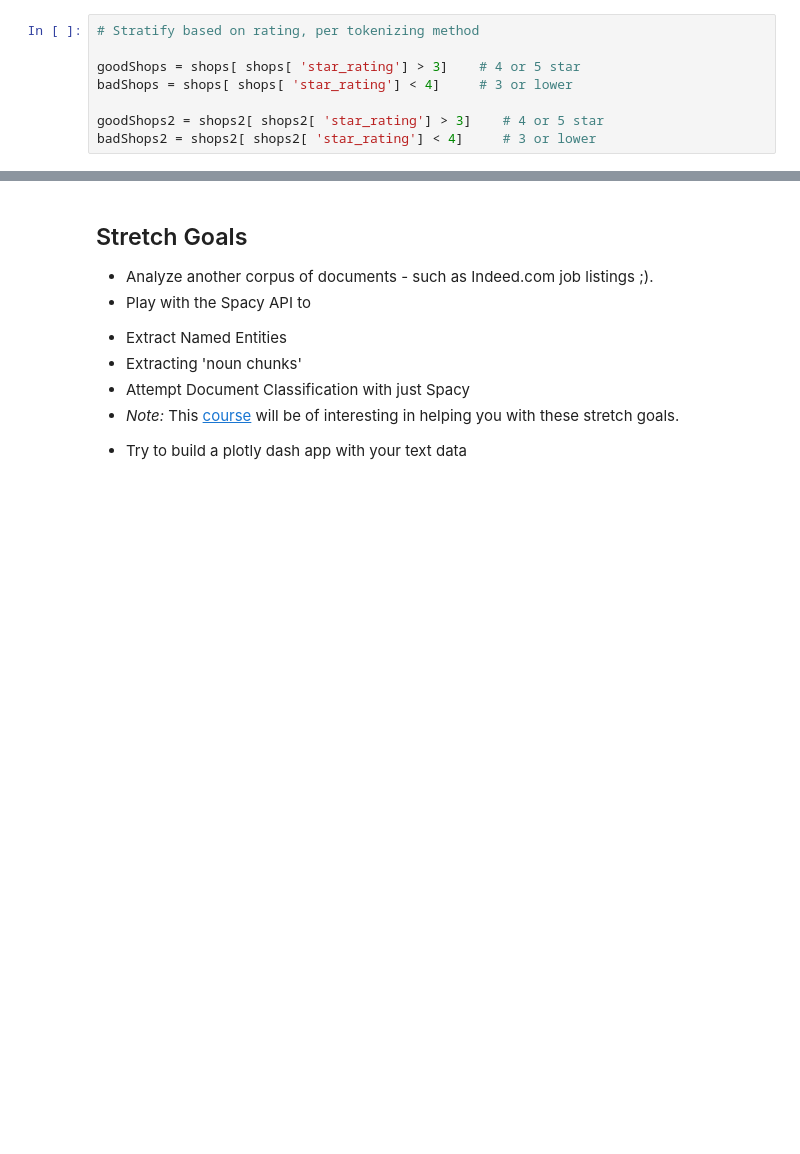
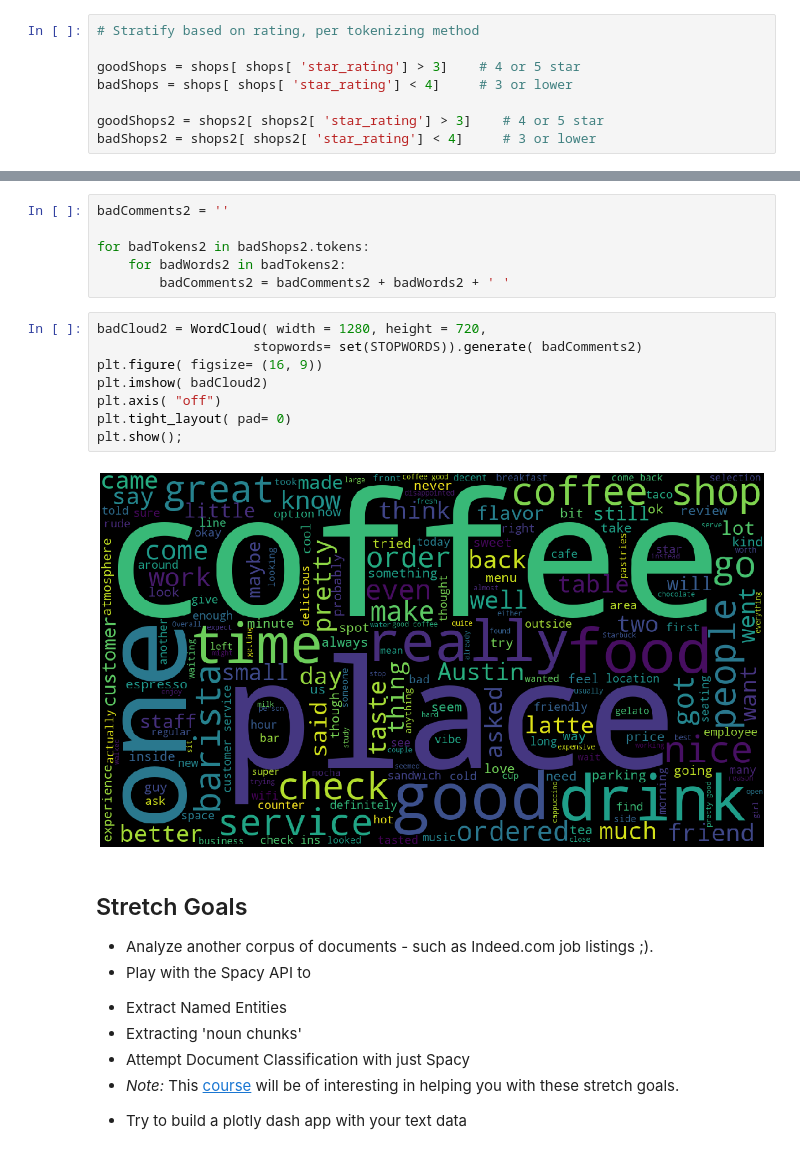
Before and after one commit to rselent/DS-Unit-4-Sprint-1-NLP, a Jupyter notebook: module1-text-data/LS_DS_411_Text_Data_Assignment.ipynb, the cells around one changed output, grey strips where cells are left out. Saved outputs shown, nothing was run; the diff lists cells and outputs as text; blank space fills up the shorter version.

```diff
--- a/module1-text-data/LS_DS_411_Text_Data_Assignment.ipynb
+++ b/module1-text-data/LS_DS_411_Text_Data_Assignment.ipynb
@@ -269,3 +316,19 @@ print( comments)
+# %%
+badComments2 = ''
+
+for badTokens2 in badShops2.tokens:
+    for badWords2 in badTokens2:
+        badComments2 = badComments2 + badWords2 + ' '
+# %%
+badCloud2 = WordCloud( width = 1280, height = 720,
+                    stopwords= set(STOPWORDS)).generate( badComments2)
+plt.figure( figsize= (16, 9))
+plt.imshow( badCloud2)
+plt.axis( "off")
+plt.tight_layout( pad= 0)
+plt.show();
+# %% [output]
+[figure, added]
 # %% [markdown]
 ## Stretch Goals
 
```
Also changed, not shown: parts of 18 cells of this notebook.
